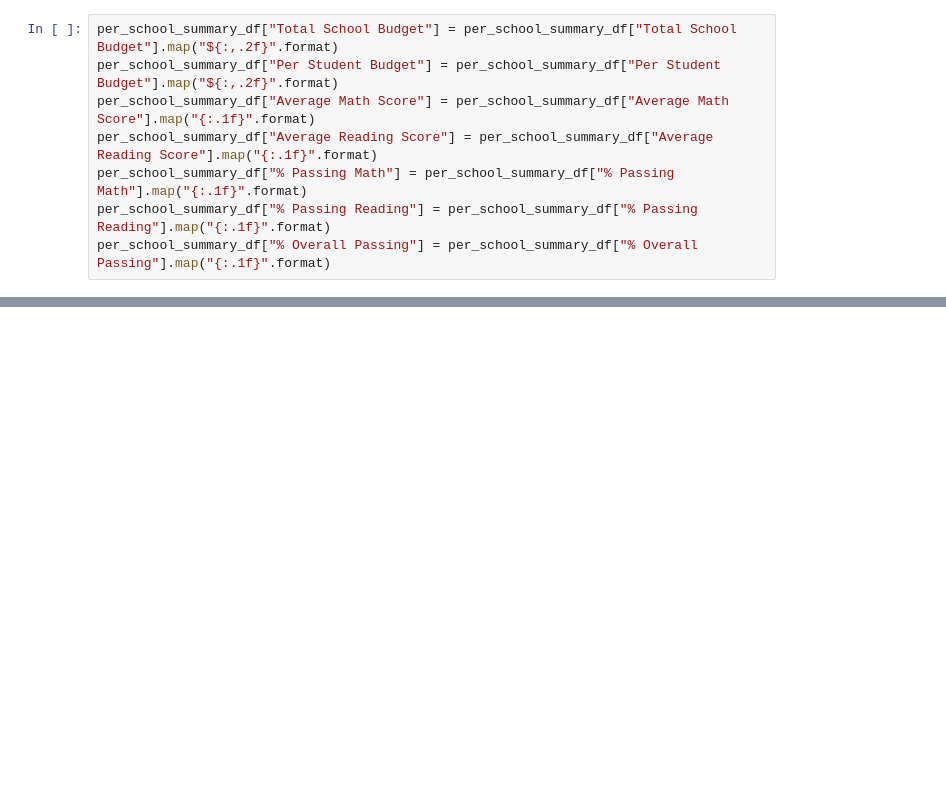
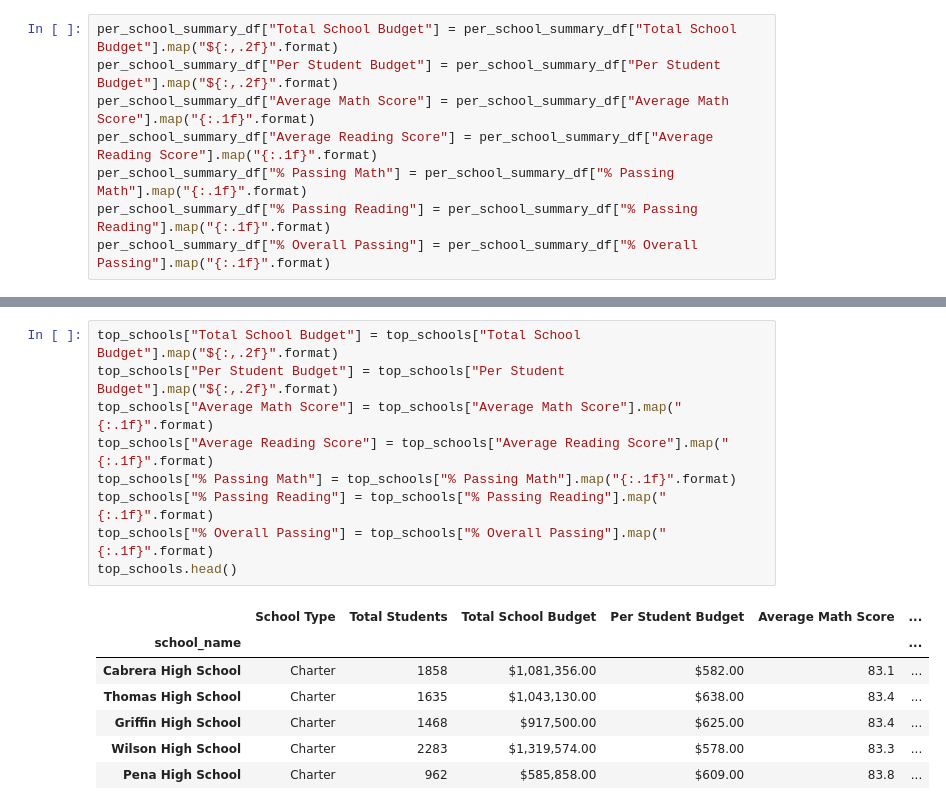
Before and after one commit to reachme1212/School_District_Analysis, a Jupyter notebook: PyCitySchools_Challenge_Final.ipynb, the cells around one changed output, grey strips where cells are left out. Drawn from its saved outputs; the diff is of its cells as text; blank space fills up the shorter version.

```diff
--- a/PyCitySchools_Challenge_Final.ipynb
+++ b/PyCitySchools_Challenge_Final.ipynb
@@ -1140,3 +1138,20 @@ per_school_summary_df
 | Thomas High School | Charter | 1635 | $1,043,130.00 | $638.00 | 83.4 | ... |
 | Wilson High School | Charter | 2283 | $1,319,574.00 | $578.00 | 83.3 | ... |
 | Wright High School | Charter | 1800 | $1,049,400.00 | $583.00 | 83.7 | ... |
+# %%
+top_schools["Total School Budget"] = top_schools["Total School Budget"].map("${:,.2f}".format)
+top_schools["Per Student Budget"] = top_schools["Per Student Budget"].map("${:,.2f}".format)
+top_schools["Average Math Score"] = top_schools["Average Math Score"].map("{:.1f}".format)
+top_schools["Average Reading Score"] = top_schools["Average Reading Score"].map("{:.1f}".format)
+top_schools["% Passing Math"] = top_schools["% Passing Math"].map("{:.1f}".format)
+top_schools["% Passing Reading"] = top_schools["% Passing Reading"].map("{:.1f}".format)
+top_schools["% Overall Passing"] = top_schools["% Overall Passing"].map("{:.1f}".format)
+top_schools.head()
+# %% [output]
+|  | School Type | Total Students | Total School Budget | Per Student Budget | Average Math Score | ... |
+| school_name |  |  |  |  |  | ... |
+| Cabrera High School | Charter | 1858 | $1,081,356.00 | $582.00 | 83.1 | ... |
+| Thomas High School | Charter | 1635 | $1,043,130.00 | $638.00 | 83.4 | ... |
+| Griffin High School | Charter | 1468 | $917,500.00 | $625.00 | 83.4 | ... |
+| Wilson High School | Charter | 2283 | $1,319,574.00 | $578.00 | 83.3 | ... |
+| Pena High School | Charter | 962 | $585,858.00 | $609.00 | 83.8 | ... |
```
Also changed, not shown: parts of 5 cells of this notebook, 11 other files.
